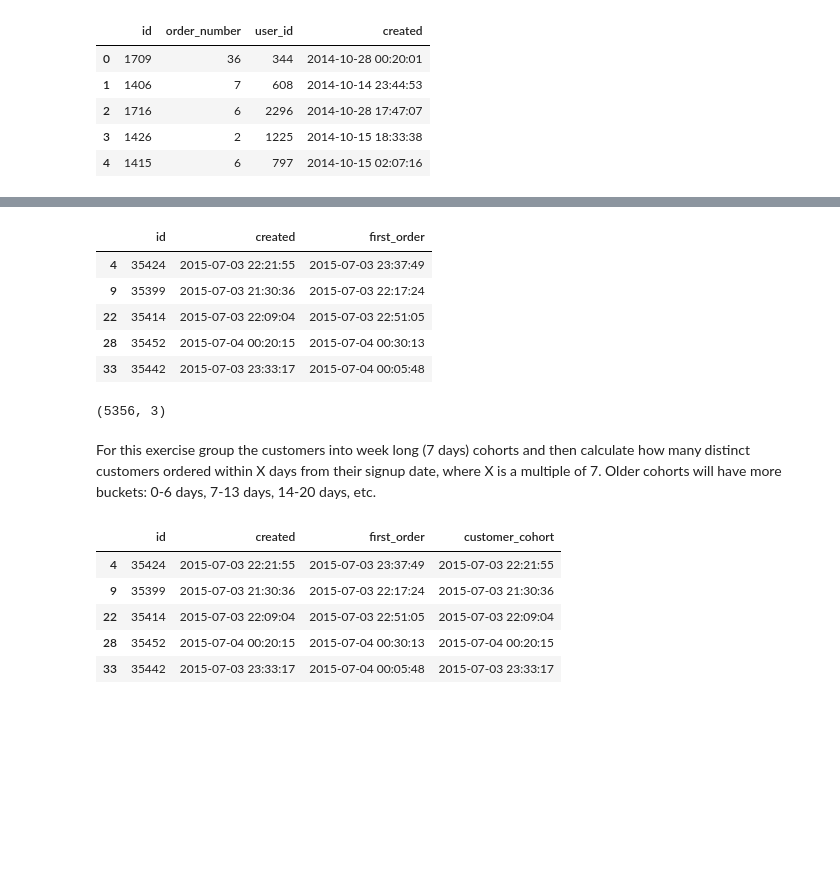
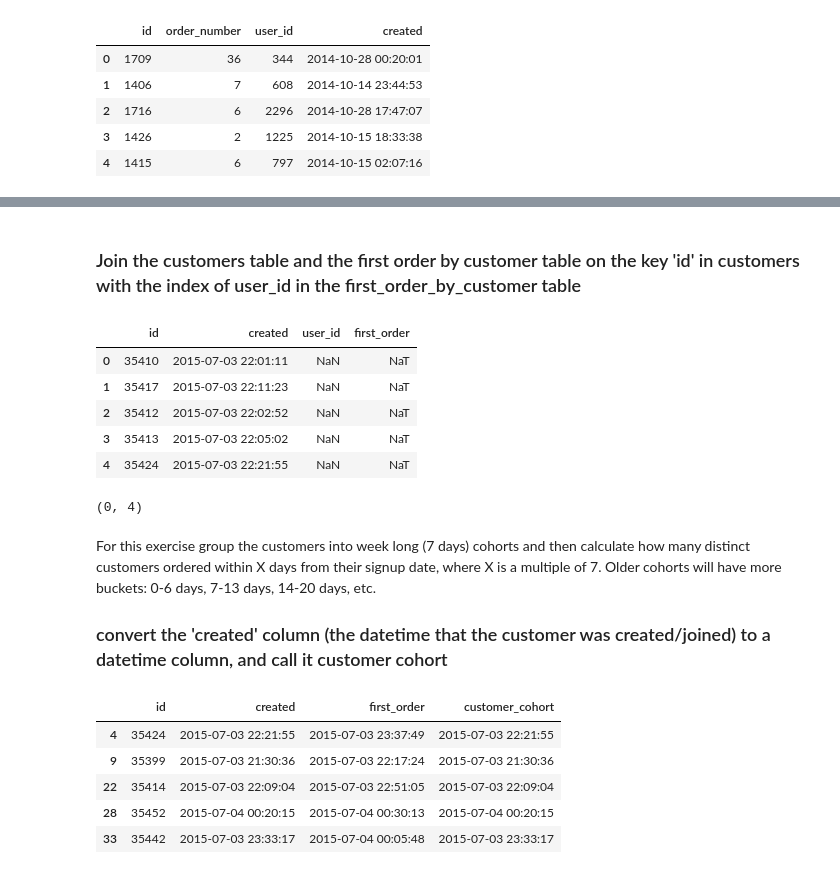
Before and after one commit to bfdykstra/invitae-cohort-analysis, a Jupyter notebook: Invitae.ipynb, the cells around one changed output, grey strips where cells are left out. Saved outputs shown, nothing was run; the diff lists cells and outputs as text; code cells hidden in the pictures; blank space fills up the shorter version.

```diff
--- a/Invitae.ipynb
+++ b/Invitae.ipynb
@@ -28,6 +69,12 @@ orders.head()
 # %%
+# first group by the customer_id
 first_order_by_customer = orders.groupby('user_id').agg({'created': np.min}).rename(columns = {'created': 'first_order'}) # time of first order by user id
 # convert the first order column to a datetime column
 first_order_by_customer['first_order'] = pd.to_datetime(first_order_by_customer['first_order'])
-first_order_by_customer.head()
+first_order_by_customer = first_order_by_customer.reset_index()
+# then, group by the first order week, count the number of user ids that fall within that week
+count_first_order_by_week = first_order_by_customer.groupby(pd.Grouper(key = 'first_order', freq = 'W'))\
+                                                   .agg({'user_id': pd.Series.nunique})\
+                                                   .rename(columns={'user_id': 'first_order_count'})
+count_first_order_by_week.head()
 # %% [output]
@@ -41,19 +169,23 @@ first_order_by_customer.head()
+# %% [markdown]
+### Join the customers table and the first order by customer table on the key 'id' in customers with the index of user_id in the first_order_by_customer table
 # %%
-customers_first_order = customers.join(first_order_by_customer, on='id', how='inner')
+customers_first_order = customers.join(first_order_by_customer, on='id')
 customers_first_order.head()
 # %% [output]
-|  | id | created | first_order |
-| 4 | 35424 | 2015-07-03 22:21:55 | 2015-07-03 23:37:49 |
-| 9 | 35399 | 2015-07-03 21:30:36 | 2015-07-03 22:17:24 |
-| 22 | 35414 | 2015-07-03 22:09:04 | 2015-07-03 22:51:05 |
-| 28 | 35452 | 2015-07-04 00:20:15 | 2015-07-04 00:30:13 |
-| 33 | 35442 | 2015-07-03 23:33:17 | 2015-07-04 00:05:48 |
+|  | id | created | user_id | first_order |
+| 0 | 35410 | 2015-07-03 22:01:11 | NaN | NaT |
+| 1 | 35417 | 2015-07-03 22:11:23 | NaN | NaT |
+| 2 | 35412 | 2015-07-03 22:02:52 | NaN | NaT |
+| 3 | 35413 | 2015-07-03 22:05:02 | NaN | NaT |
+| 4 | 35424 | 2015-07-03 22:21:55 | NaN | NaT |
 # %%
 customers_first_order.shape
 # %% [output]
-(5356, 3)
+(0, 4)
 # %% [markdown]
 For this exercise group the customers into week long (7 days) cohorts and then calculate how many distinct customers ordered within X days from their signup date, where X is a multiple of 7. Older cohorts will have more buckets: 0-6 days, 7-13 days, 14-20 days, etc.
+
+### convert the 'created' column (the datetime that the customer was created/joined) to a datetime column, and call it customer cohort
 # %%
 customers_first_order['customer_cohort'] = pd.to_datetime(customers_first_order.created)
 customers_first_order.head()
```
Also changed, not shown: parts of 43 cells of this notebook, 1 other file.
